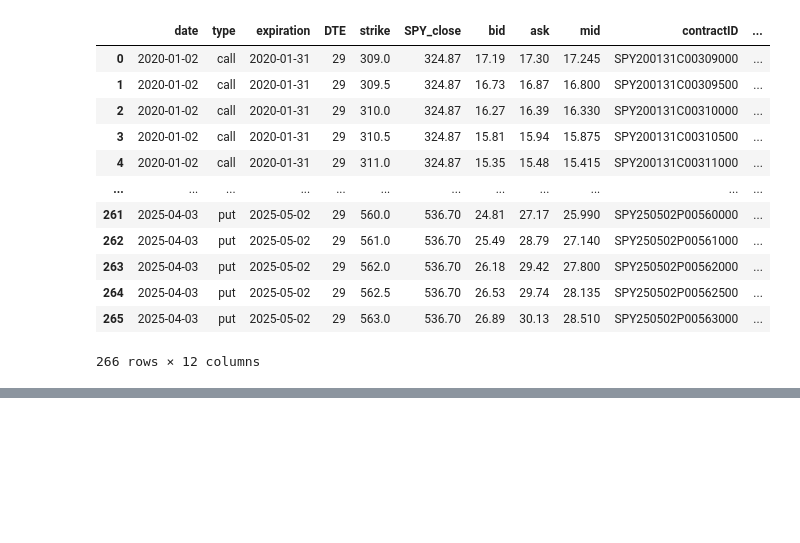
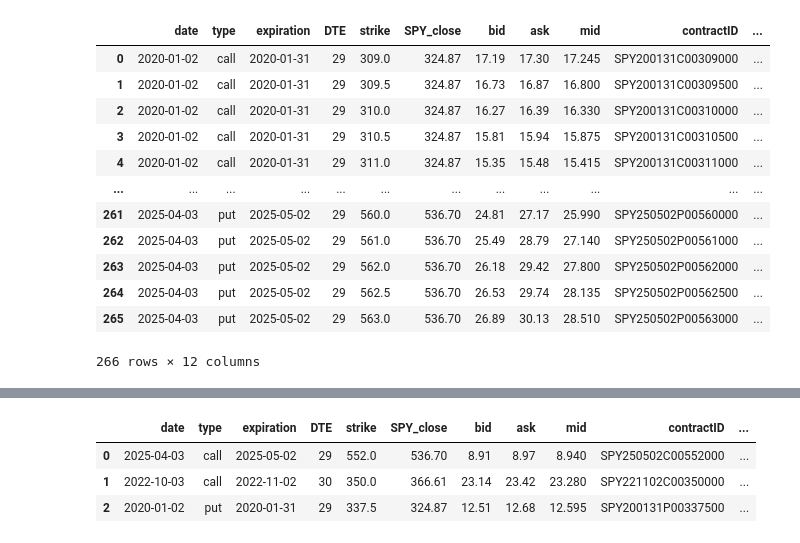
Before and after one commit to ADRIANVM117/quant-research-notes, a Jupyter notebook: opciones_notas/ejercicios/valor_intrinseco_valor_extrinseco.ipynb, the cells around one changed output, grey strips where cells are left out. Drawn from its saved outputs; the diff is of its cells as text; code cells hidden in the pictures; blank space fills up the shorter version.

Commit message:
explicando distintos caso sde opciones

```diff
--- a/opciones_notas/ejercicios/valor_intrinseco_valor_extrinseco.ipynb
+++ b/opciones_notas/ejercicios/valor_intrinseco_valor_extrinseco.ipynb
@@ -186,0 +195,22 @@ options_calc
+# %%
+def clasificacion_contratos(df):
+    df = df.copy()
+
+    df['extrinseco_bid'] = df['bid'] - df['intrinseco']
+    df['extrinseco_ask'] = df['ask'] - df['intrinseco']
+
+    call = df.loc[df['type'] == 'call'].copy()
+    put = df.loc[df['type'] == 'put'].copy()
+
+    call['ITM'] = call['SPY_close'] > call['strike']
+    call['ATM'] = call['SPY_close'] == call['strike']
+    call['OTM'] = call['SPY_close'] < call['strike']
+
+    put['ITM'] = put['SPY_close'] < put['strike']
+    put['ATM'] = put['SPY_close'] == put['strike']
+    put['OTM'] = put['SPY_close'] > put['strike']
+
+    return pd.concat([call, put]).sort_index()
+
+options_calc = clasificacion_contratos(options_calc)
+options_calc
@@ -186,0 +231,20 @@ options_calc
+# %%
+caso_otm = options_calc.loc[options_calc['OTM']].sample(n=1)
+
+caso_itm = options_calc.loc[options_calc['ITM'] & (options_calc['extrinseco_mid'] > 0)].sample(n=1)
+
+negativos = options_calc.loc[options_calc['extrinseco_mid'] < 0]
+caso_negativo = negativos.sample(n=1) if not negativos.empty else negativos
+
+ejemplos = pd.concat([
+    caso_otm.assign(caso='OTM'),
+    caso_itm.assign(caso='ITM con extrínseco positivo'),
+    caso_negativo.assign(caso='Extrínseco negativo'),
+], ignore_index=True)
+
+ejemplos
+# %% [output]
+|  | date | type | expiration | DTE | strike | SPY_close | bid | ask | mid | contractID | ... |
+| 0 | 2025-04-03 | call | 2025-05-02 | 29 | 552.0 | 536.70 | 8.91 | 8.97 | 8.940 | SPY250502C00552000 | ... |
+| 1 | 2022-10-03 | call | 2022-11-02 | 30 | 350.0 | 366.61 | 23.14 | 23.42 | 23.280 | SPY221102C00350000 | ... |
+| 2 | 2020-01-02 | put | 2020-01-31 | 29 | 337.5 | 324.87 | 12.51 | 12.68 | 12.595 | SPY200131P00337500 | ... |
```
Also changed, not shown: parts of 3 cells of this notebook.
